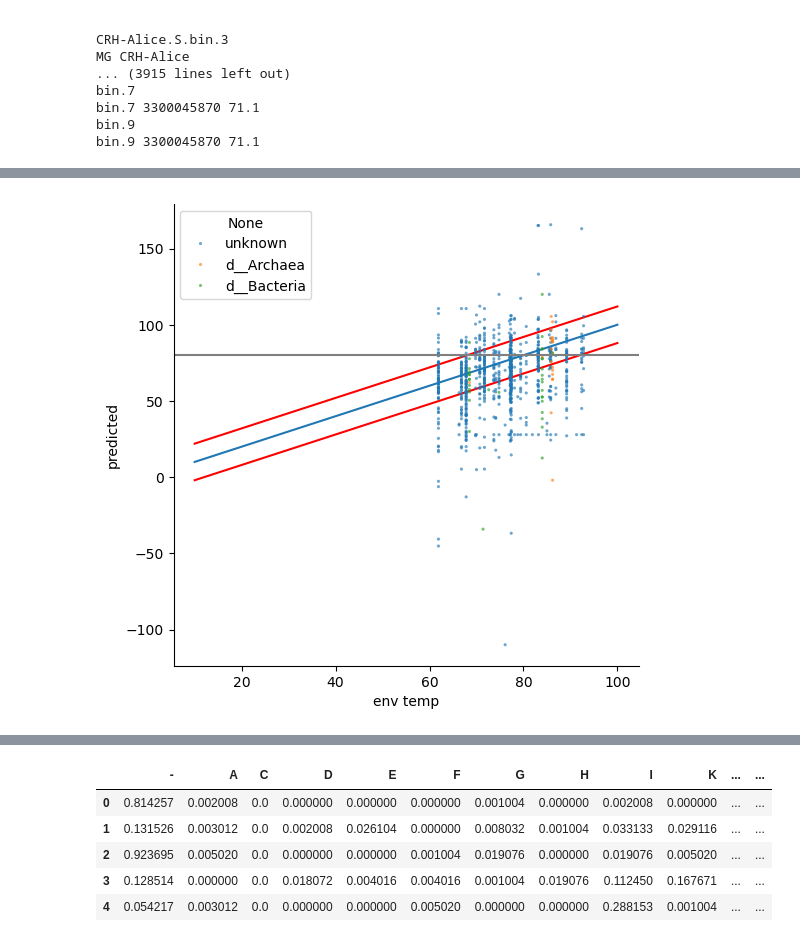
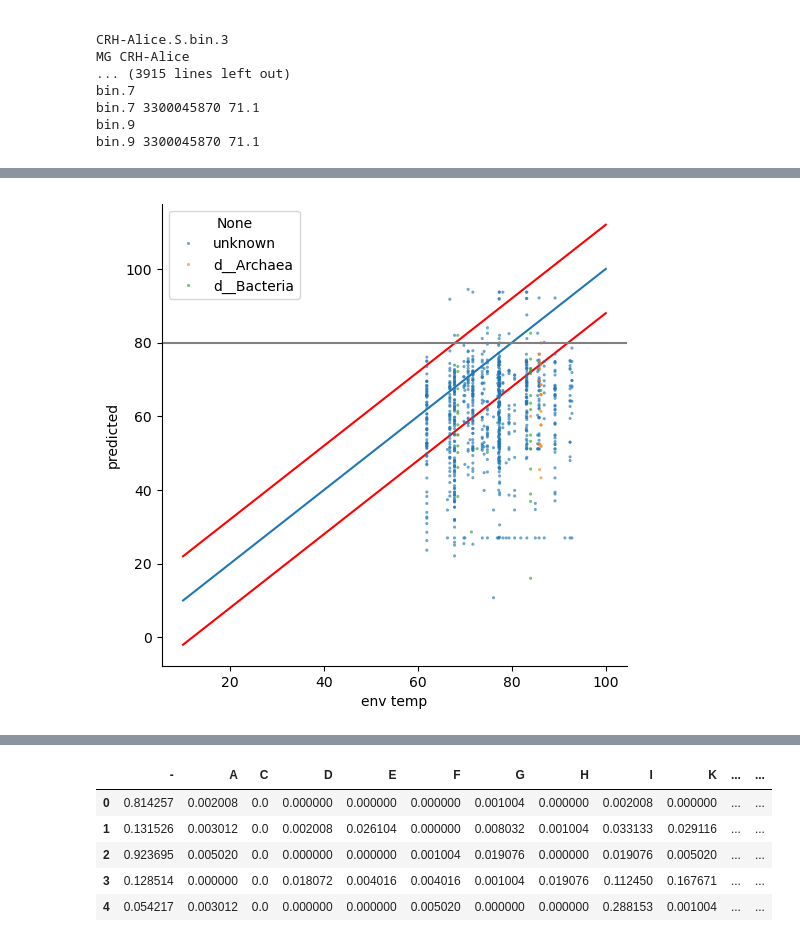
Before and after one commit to realmichaelhoffert/adenylate_kinase_ogt, a Jupyter notebook: notebooks/07_mgnify.ipynb, the cells around one changed output, grey strips where cells are left out. Cells and saved outputs as stored; diff of their text form; code cells hidden in the pictures.

```diff
--- a/notebooks/07_mgnify.ipynb
+++ b/notebooks/07_mgnify.ipynb
@@ -154,7 +160,7 @@ clipkit keeplength_adk.afa -m gappy -o keeplength_adk_nogap.afa
 # %% [markdown]
 ## Step 2. Assemble embeddings
 # %%
-with open('./../data/validation_datasets/temp60_/Colman2024//keeplength_adk_nogap.afa', 'r') as handle:
+with open('./../data/validation_datasets/Colman2024/keeplength_adk_nogap.afa', 'r') as handle:
     lines = [pd.Series(index=range(len(r.seq)), data=[i for i in str(r.seq)], name=r.id) for r in SeqIO.parse(handle, 'fasta')]
 
 colman2024_aln_df = pd.concat(lines, axis=1).T
@@ -271,12 +277,12 @@ with open('./../data/proclam/esm2_t6_8M_UR50D/models.pickle', 'rb') as handle:
 # %%
 from fuzzywuzzy import process
 # %%
-md = pd.read_excel('/data/mhoffert/fiererlab/adenylate_kinase_ogt/data/validation_datasets/temp60_/Colman2024/md/41467_2024_51841_MOESM4_ESM.xlsx',
+md = pd.read_excel('/data/mhoffert/fiererlab/adenylate_kinase_ogt/data/validation_datasets/Colman2024/md/41467_2024_51841_MOESM4_ESM.xlsx',
               sheet_name='Dataset S1 - Sample Information')
 # %%
 sample2temp = md.set_index(['Metagenome ID'])['Temp (oC)'].dropna()
 # %%
-mag_md = pd.read_excel('/data/mhoffert/fiererlab/adenylate_kinase_ogt/data/validation_datasets/temp60_/Colman2024/md/41467_2024_51841_MOESM4_ESM.xlsx',
+mag_md = pd.read_excel('/data/mhoffert/fiererlab/adenylate_kinase_ogt/data/validation_datasets/Colman2024/md/41467_2024_51841_MOESM4_ESM.xlsx',
               sheet_name='Dataset S2 - MAG Information')
 # %%
 mag_md.head()
@@ -333,7 +339,7 @@ for index, row in merged_md.iterrows():
     # the bioprojects contained genomes from different sites, which means
     # we need to figure out the exact genome -> site -> temp match
     if "PRJNA" in str(row['accession']):
-        path = f'/data/mhoffert/fiererlab/adenylate_kinase_ogt/data/validation_datasets/temp60_/Colman2024/md/{row["accession"]}_ncbi.tsv'
+        path = f'/data/mhoffert/fiererlab/adenylate_kinase_ogt/data/validation_datasets/Colman2024/md/{row["accession"]}_ncbi.tsv'
         prj_md = pd.concat([pd.read_csv(file, sep='\t').assign(prjna=file.split('/')[-1].split('_ncbi')[0]) for file in glob.glob(path)])
         mapping = prj_md.groupby('Organism Infraspecific Names Isolate').first()['Assembly Accession'].dropna()
         match, score = process.extractOne(row['Bin ID'], mapping.index)
@@ -437,35 +443,35 @@ Name: env temp, Length: 920, dtype: float64
 # %%
 predictions = []
 for col in list(col_datasets.keys()):
-    if col < 100 and col > 10: #not col in list(range(150, 160)) + list(range(190, 210)):
-        dataset = col_datasets[col].T.reindex(index=y.index).dropna()
-        predictions.append(pd.Series(index=dataset.index, data=models[col].predict(dataset), name=col))
+    # if col < 100 and col > 10: #not col in list(range(150, 160)) + list(range(190, 210)):
+    dataset = col_datasets[col].T.reindex(index=y.index).dropna()
+    predictions.append(pd.Series(index=dataset.index, data=inverse_transform(models[col].predict(dataset)), name=col))
 
 y_pred = pd.concat(predictions, axis=1)
 # y_pred.index = [s.split('|')[2].split('_hmmsea')[0] for s in y_pred.index]
 y_mean = y_pred.mean(1).rename('predicted')
 plotdf = pd.merge(y_mean,
          y,
          left_index=True, right_index=True)
 
 fig, ax = plt.subplots(figsize=(6,6))
 sns.scatterplot(data=plotdf, y='predicted', x='env temp', linewidth=0, alpha=0.65, hue=hues, s=5, )
 
 # for index, row in plotdf.iterrows():
 #     if '032' in myco_md_full.set_index('Run')['sample'].loc[index]:
 #         ax.annotate( myco_md_full.set_index('Run')['sample'].loc[index], (row['Temperature Optimum (℃)'], row['predicted']))
 #         plt.scatter(y=row['predicted'], x=row['Temperature Optimum (℃)'], c='r')
 
 _x, _y = 10, 100
 rmse = 12
 plt.plot((_x, _y), (_x-rmse, _y-rmse), color='r', zorder=0)
 plt.plot((_x, _y), (_x+rmse, _y+rmse), color='r', zorder=0)
 plt.plot((_x, _y), (_x, _y), zorder=0)
 
 ax.axhline(80, color='grey')
 
 sns.despine()
 
 # ax.set_title('Mycobacteria')
 # %% [output]
-[figure, old version]
+[figure, new version]
```
Also changed, not shown: parts of 99 cells of this notebook.
